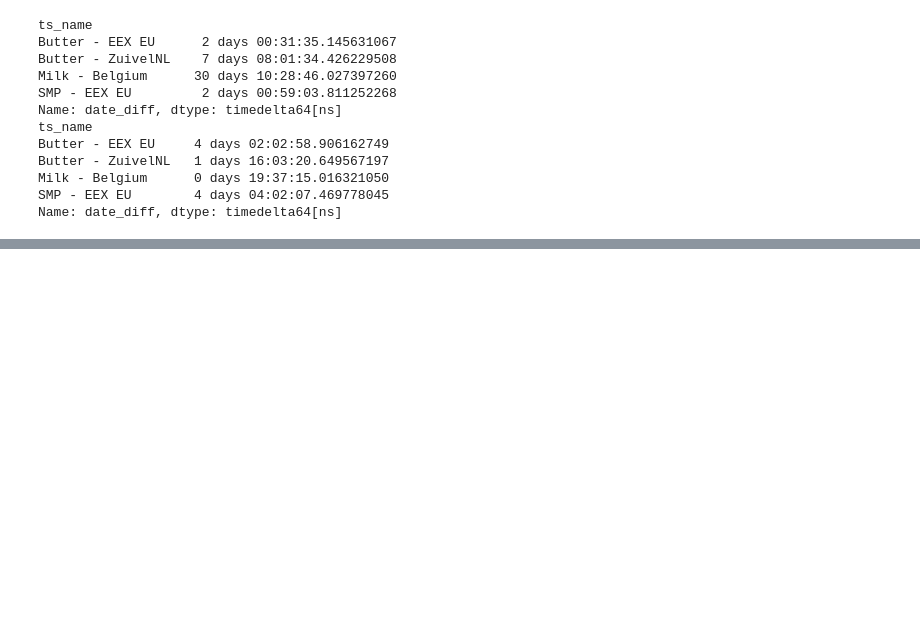
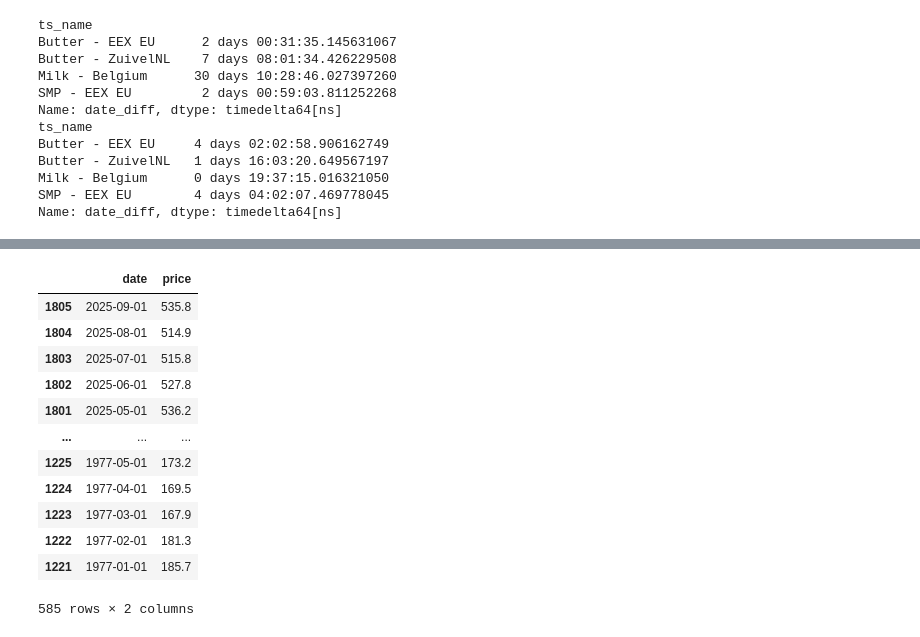
Before and after one commit to adithya-ms/langgraph_SQL_agent, a Jupyter notebook: src/eda.ipynb, the cells around one changed output, grey strips where cells are left out. Saved outputs shown, nothing was run; the diff lists cells and outputs as text; code cells hidden in the pictures; blank space fills up the shorter version.

```diff
--- a/src/eda.ipynb
+++ b/src/eda.ipynb
@@ -127,0 +330,16 @@ Bot: I couldn't retrieve recent data for butter prices in Belgium. Could you pro
+# %%
+df[df['ts_name'] == 'milk - belgium'][['date', 'price']].sort_values('date', ascending=False)
+# %% [output]
+|  | date | price |
+| 1805 | 2025-09-01 | 535.8 |
+| 1804 | 2025-08-01 | 514.9 |
+| 1803 | 2025-07-01 | 515.8 |
+| 1802 | 2025-06-01 | 527.8 |
+| 1801 | 2025-05-01 | 536.2 |
+| ... | ... | ... |
+| 1225 | 1977-05-01 | 173.2 |
+| 1224 | 1977-04-01 | 169.5 |
+| 1223 | 1977-03-01 | 167.9 |
+| 1222 | 1977-02-01 | 181.3 |
+| 1221 | 1977-01-01 | 185.7 |
+585 rows × 2 columns
```
Also changed, not shown: parts of 10 cells of this notebook, 6 other files.
